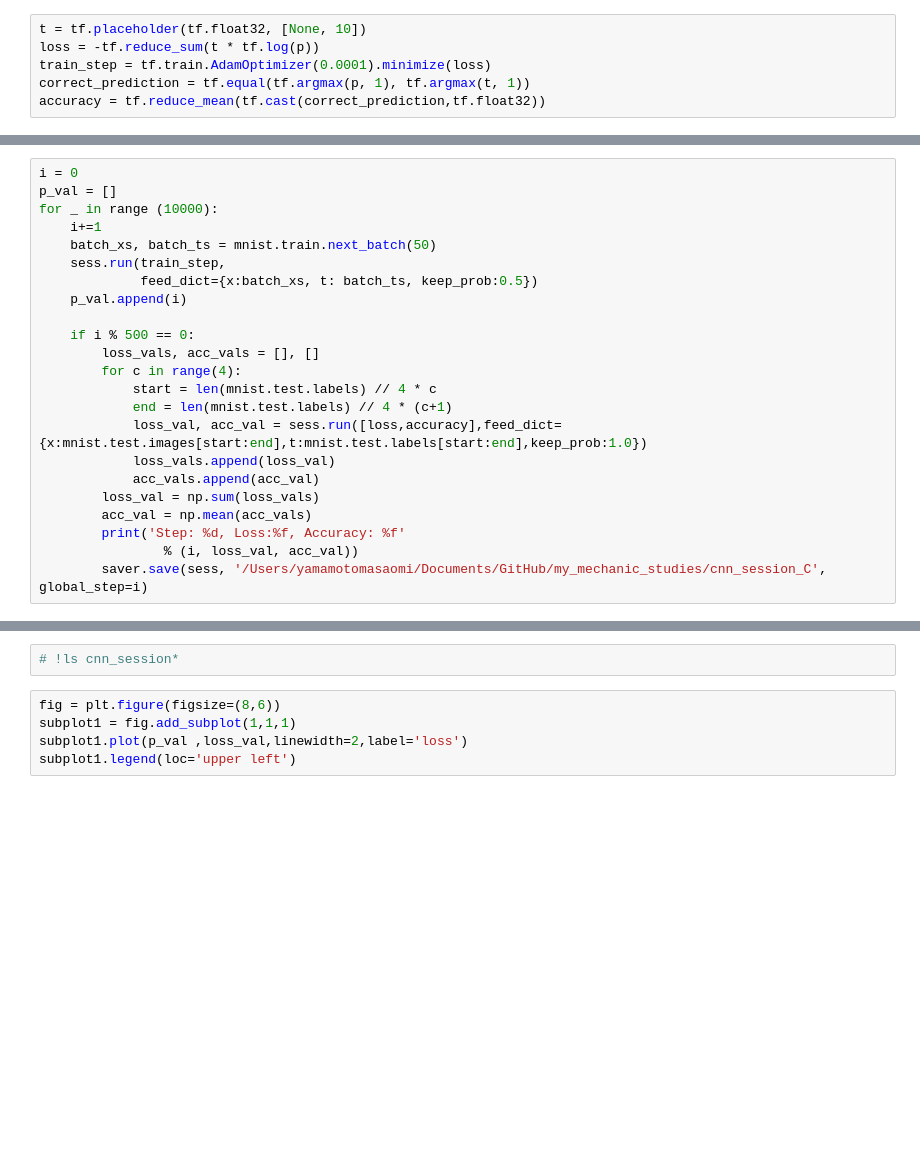
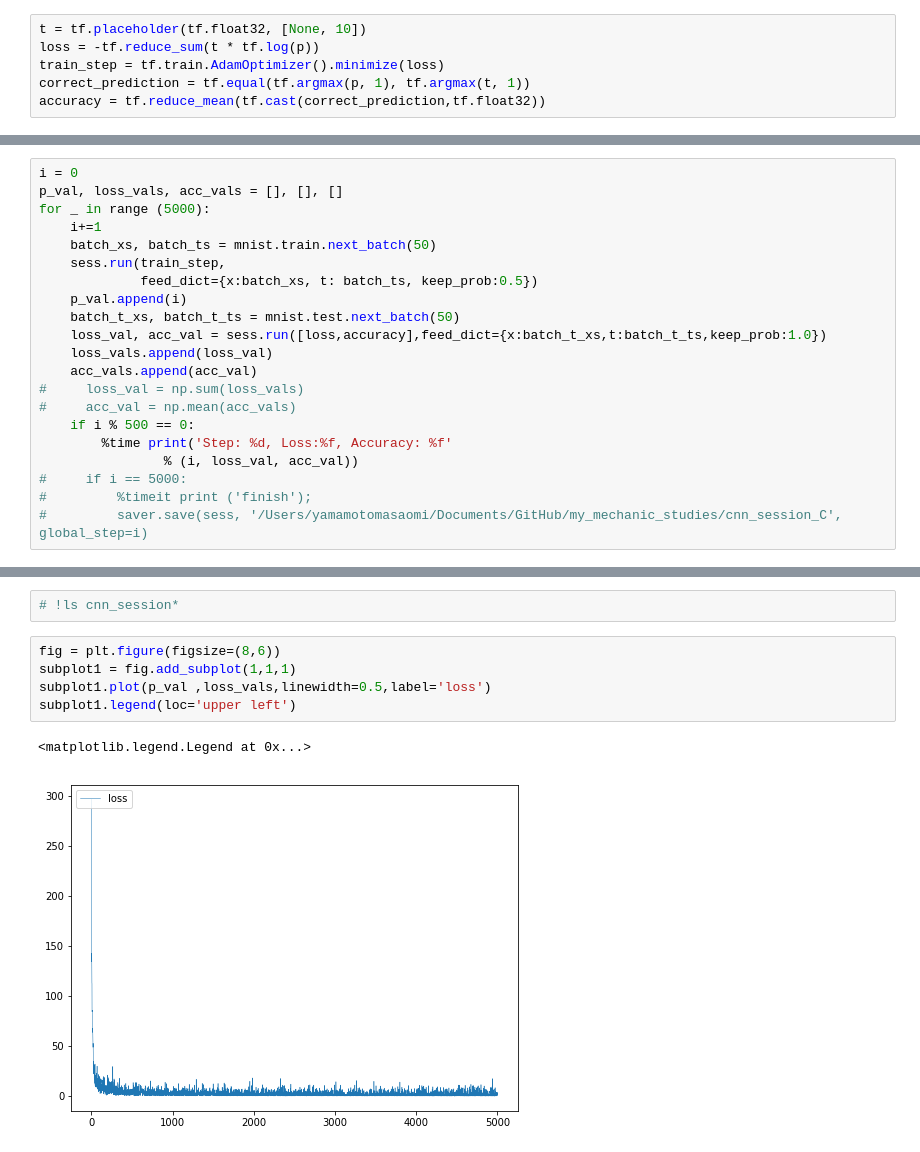
Before and after one commit to sanbongazin/my_mechanic_studies, a Jupyter notebook: 畳み込みニューラルネットワーク-C.ipynb, the cells around one changed output, grey strips where cells are left out. Cells and saved outputs as stored; diff of their text form; blank space fills up the shorter version.

```diff
--- a/畳み込みニューラルネットワーク-C.ipynb
+++ b/畳み込みニューラルネットワーク-C.ipynb
@@ -79,7 +82,7 @@ p = tf.nn.softmax(tf.matmul(hidden2_drop, w0) + b0)
 # %%
 t = tf.placeholder(tf.float32, [None, 10])
 loss = -tf.reduce_sum(t * tf.log(p))
-train_step = tf.train.AdamOptimizer(0.0001).minimize(loss)
+train_step = tf.train.AdamOptimizer().minimize(loss)
 correct_prediction = tf.equal(tf.argmax(p, 1), tf.argmax(t, 1))
 accuracy = tf.reduce_mean(tf.cast(correct_prediction,tf.float32))
 # %%
@@ -88,25 +91,23 @@ sess.run(tf.global_variables_initializer())
 saver = tf.train.Saver()
 # %%
 i = 0
-p_val = []
-for _ in range (10000):
+p_val, loss_vals, acc_vals = [], [], []
+for _ in range (5000):
     i+=1
     batch_xs, batch_ts = mnist.train.next_batch(50)
     sess.run(train_step,
              feed_dict={x:batch_xs, t: batch_ts, keep_prob:0.5})
     p_val.append(i)
-
+    batch_t_xs, batch_t_ts = mnist.test.next_batch(50)
+    loss_val, acc_val = sess.run([loss,accuracy],feed_dict={x:batch_t_xs,t:batch_t_ts,keep_prob:1.0})
+    loss_vals.append(loss_val)
+    acc_vals.append(acc_val)
+#     loss_val = np.sum(loss_vals)
+#     acc_val = np.mean(acc_vals)
     if i % 500 == 0:
-        loss_vals, acc_vals = [], []
-        for c in range(4):
-            start = len(mnist.test.labels) // 4 * c
-            end = len(mnist.test.labels) // 4 * (c+1)
-            loss_val, acc_val = sess.run([loss,accuracy],feed_dict={x:mnist.test.images[start:end],t:mnist.test.labels[start:end],keep_prob:1.0})
-            loss_vals.append(loss_val)
-            acc_vals.append(acc_val)
-        loss_val = np.sum(loss_vals)
-        acc_val = np.mean(acc_vals)
-        print('Step: %d, Loss:%f, Accuracy: %f'
+        %time print('Step: %d, Loss:%f, Accuracy: %f'
                 % (i, loss_val, acc_val))
-        saver.save(sess, '/Users/yamamotomasaomi/Documents/GitHub/my_mechanic_studies/cnn_session_C', global_step=i)
+#     if i == 5000:
+#         %timeit print ('finish');
+#         saver.save(sess, '/Users/yamamotomasaomi/Documents/GitHub/my_mechanic_studies/cnn_session_C', global_step=i)
 # %% [output]
@@ -127,8 +117,11 @@ Step: 6000, Loss:425.941803, Accuracy: 0.986600
 # %%
 fig = plt.figure(figsize=(8,6))
 subplot1 = fig.add_subplot(1,1,1)
-subplot1.plot(p_val ,loss_val,linewidth=2,label='loss')
+subplot1.plot(p_val ,loss_vals,linewidth=0.5,label='loss')
 subplot1.legend(loc='upper left')
+# %% [output]
+<matplotlib.legend.Legend at 0x...>
+[figure, added]
 # %%
 fig = plt.figure(figsize=(8,6))
 subplot2 = fig.add_subplot(1,1,1)
```
Also changed, not shown: parts of 4 cells of this notebook, 26 other files.
